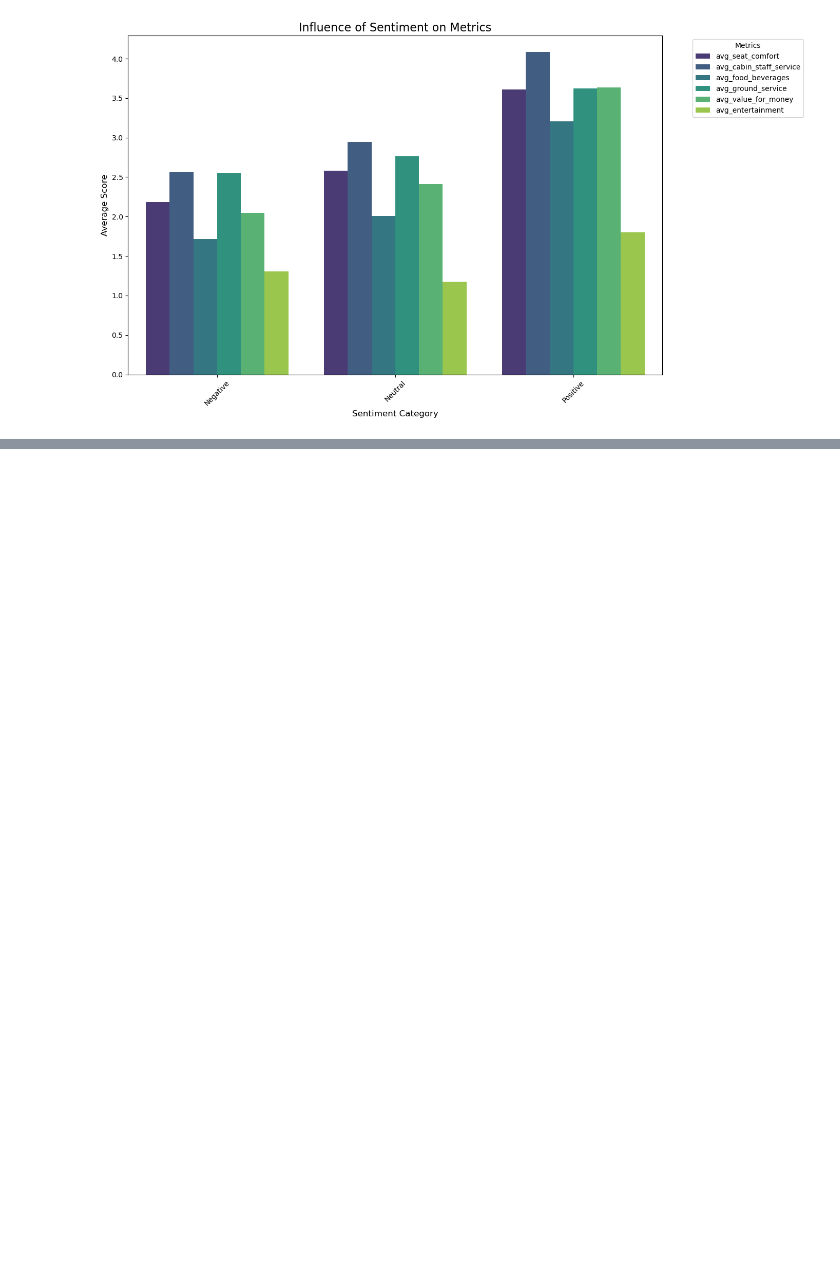
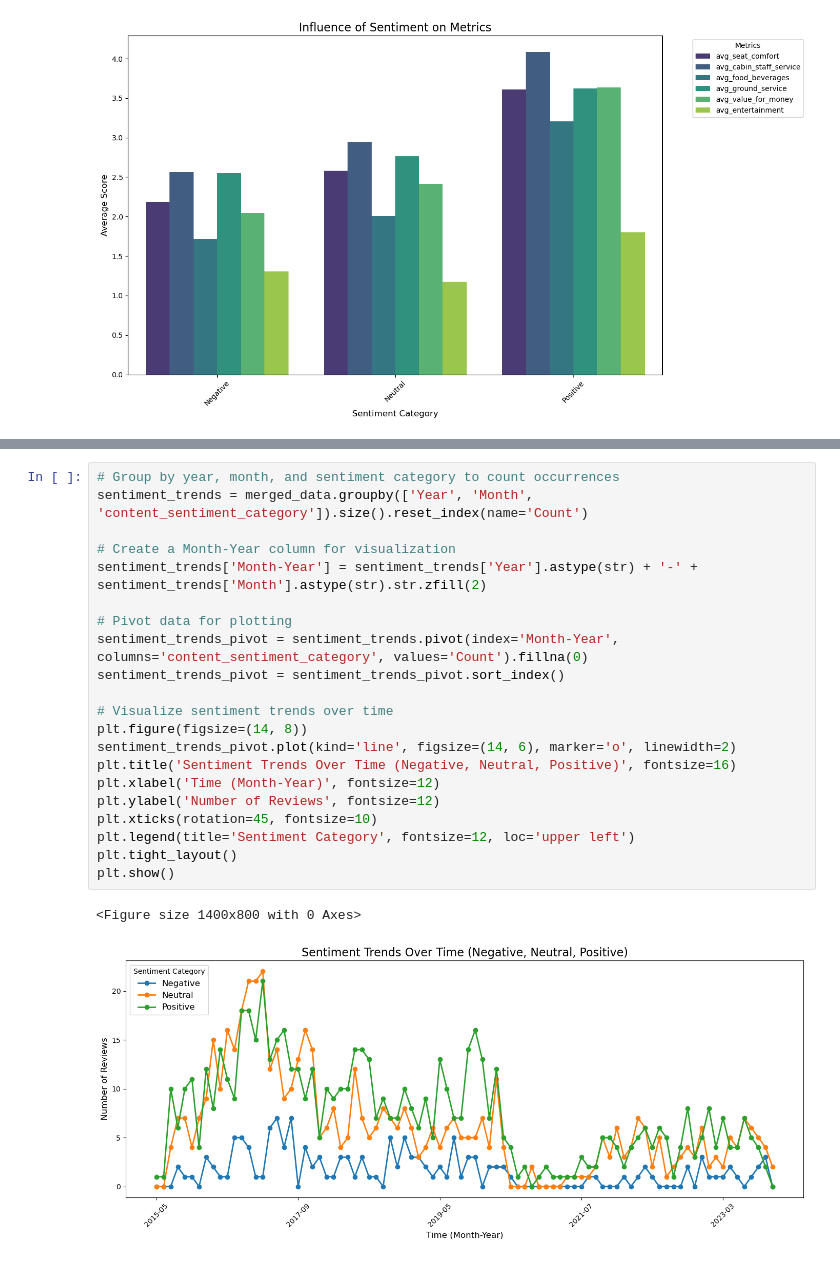
Before and after one commit to MuiruKamau/British-Airline-Reviews-Analysis, a Jupyter notebook: ba.ipynb, the cells around one changed output, grey strips where cells are left out. Drawn from its saved outputs; the diff is of its cells as text; blank space fills up the shorter version.

```diff
--- a/ba.ipynb
+++ b/ba.ipynb
@@ -787,0 +897,24 @@ plt.show()
+# %%
+# Group by year, month, and sentiment category to count occurrences
+sentiment_trends = merged_data.groupby(['Year', 'Month', 'content_sentiment_category']).size().reset_index(name='Count')
+
+# Create a Month-Year column for visualization
+sentiment_trends['Month-Year'] = sentiment_trends['Year'].astype(str) + '-' + sentiment_trends['Month'].astype(str).str.zfill(2)
+
+# Pivot data for plotting
+sentiment_trends_pivot = sentiment_trends.pivot(index='Month-Year', columns='content_sentiment_category', values='Count').fillna(0)
+sentiment_trends_pivot = sentiment_trends_pivot.sort_index()
+
+# Visualize sentiment trends over time
+plt.figure(figsize=(14, 8))
+sentiment_trends_pivot.plot(kind='line', figsize=(14, 6), marker='o', linewidth=2)
+plt.title('Sentiment Trends Over Time (Negative, Neutral, Positive)', fontsize=16)
+plt.xlabel('Time (Month-Year)', fontsize=12)
+plt.ylabel('Number of Reviews', fontsize=12)
+plt.xticks(rotation=45, fontsize=10)
+plt.legend(title='Sentiment Category', fontsize=12, loc='upper left')
+plt.tight_layout()
+plt.show()
+# %% [output]
+<Figure size 1400x800 with 0 Axes>
+[figure, added]
```
Also changed, not shown: parts of 4 cells of this notebook.
